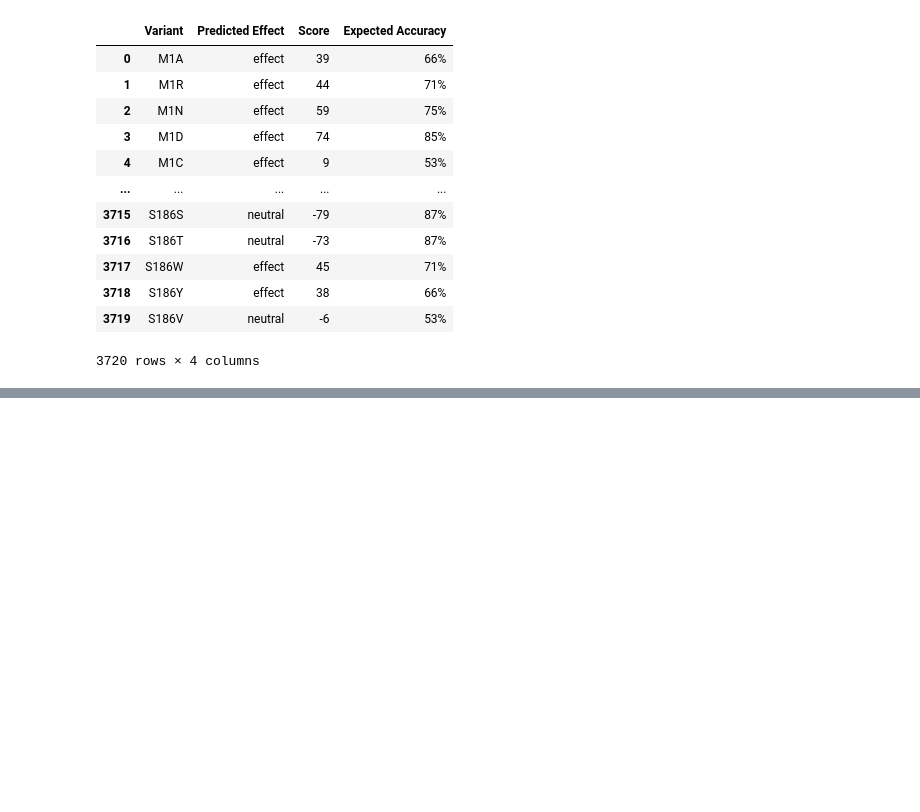
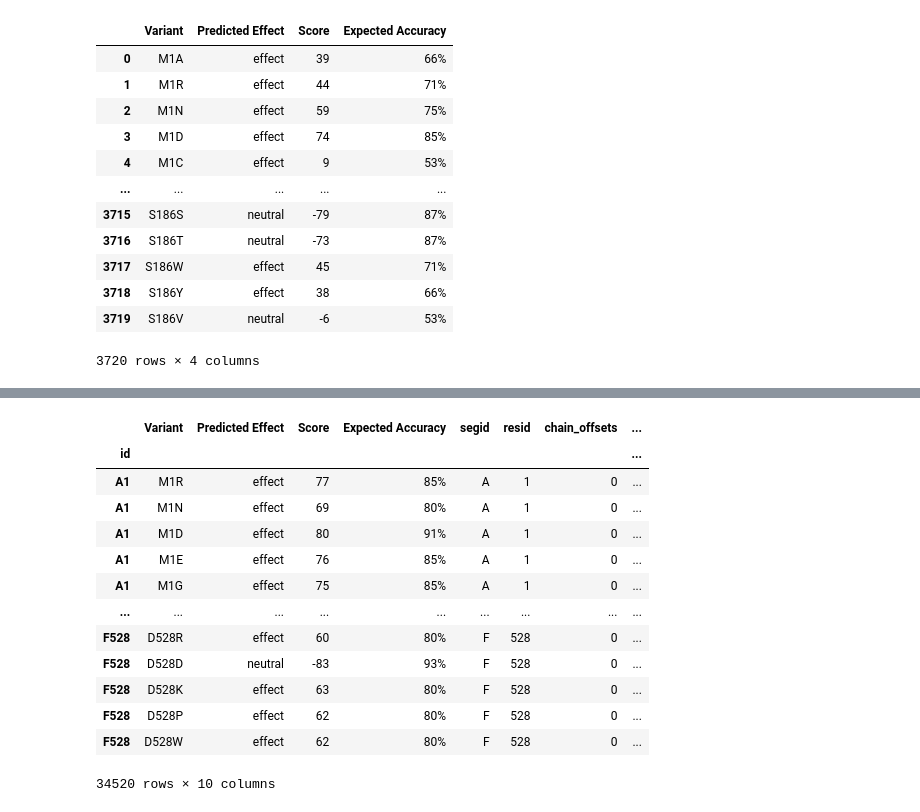
Before and after one commit to fowler-lab/sbmlcore, a Jupyter notebook: snap2_tests.ipynb, the cells around one changed output, grey strips where cells are left out. Cells and saved outputs as stored; diff of their text form; code cells hidden in the pictures; blank space fills up the shorter version.

Commit message:
SNAP2 nearly complete.

```diff
--- a/snap2_tests.ipynb
+++ b/snap2_tests.ipynb
@@ -44,0 +130,27 @@ b
+# %%
+#Add column for mutated_to_resname - i.e. the residue change as a result of the mutation
+def split_mutation_toresname(row):
+    return pandas.Series([row.Variant[-1]])
+
+c[['mutated_to_resname']] = c.apply(split_mutation_toresname, axis=1)
+c
+
+#def split_mutation_toresname(row):
+#            return pandas.Series([row.Variant[-1], int(row.mutation[1:-1])])
+
+#        snap2_df[["mutated_to_resname", "resid"]] = snap2_df.apply(split_mutation_toresname, axis=1)
+# %% [output]
+|  | Variant | Predicted Effect | Score | Expected Accuracy | segid | resid | chain_offsets | ... |
+| id |  |  |  |  |  |  |  | ... |
+| A1 | M1R | effect | 77 | 85% | A | 1 | 0 | ... |
+| A1 | M1N | effect | 69 | 80% | A | 1 | 0 | ... |
+| A1 | M1D | effect | 80 | 91% | A | 1 | 0 | ... |
+| A1 | M1E | effect | 76 | 85% | A | 1 | 0 | ... |
+| A1 | M1G | effect | 75 | 85% | A | 1 | 0 | ... |
+| ... | ... | ... | ... | ... | ... | ... | ... | ... |
+| F528 | D528R | effect | 60 | 80% | F | 528 | 0 | ... |
+| F528 | D528D | neutral | -83 | 93% | F | 528 | 0 | ... |
+| F528 | D528K | effect | 63 | 80% | F | 528 | 0 | ... |
+| F528 | D528P | effect | 62 | 80% | F | 528 | 0 | ... |
+| F528 | D528W | effect | 62 | 80% | F | 528 | 0 | ... |
+34520 rows × 10 columns
```
Also changed, not shown: parts of 11 cells of this notebook, 11 other files.
